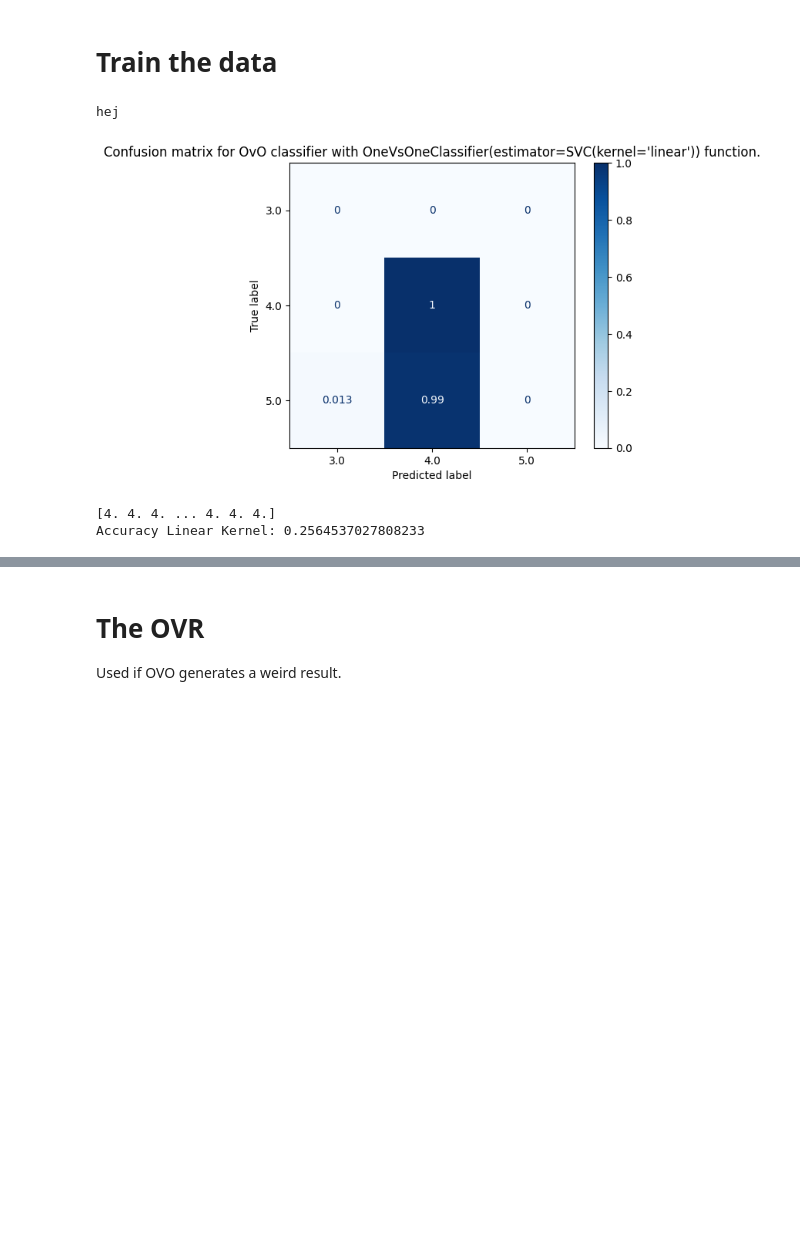
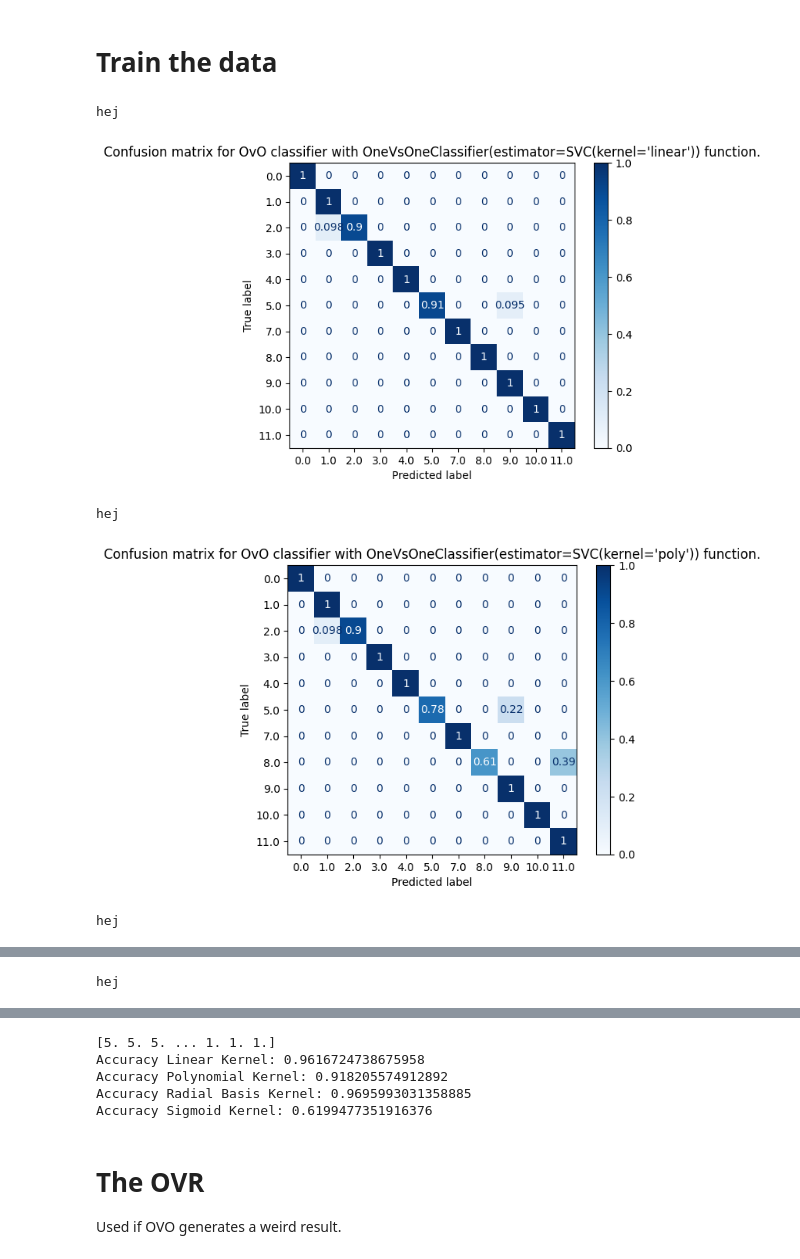
Before and after one commit to hedbergare/IIS_Signe_Project, a Jupyter notebook: GR/SVM.ipynb, the cells around one changed output, grey strips where cells are left out. Cells and saved outputs as stored; diff of their text form; code cells hidden in the pictures; blank space fills up the shorter version.

Commit message:
Finalized SVM model and test file prepared

```diff
--- a/GR/SVM.ipynb
+++ b/GR/SVM.ipynb
@@ -33,8 +42,8 @@ Y_train = (40132, 6)
 Y_test = (10033, 6)
 # %%
 
-new_X_train = np.reshape(X_train, (40132, 400))
-new_X_test = np.reshape(X_test, (10033, 400))
+new_X_train = np.reshape(X_train, (45920, 400))
+new_X_test = np.reshape(X_test, (11480, 400))
 print(new_X_train.shape)
 print(new_X_test.shape)
 # %% [output]
@@ -144,34 +140,37 @@ def SVM_model(X_train, Y_train, X_test, Y_test):
     sigovo.fit(X_train, Y_train)
     models.append(sigovo)
 
 
     for model in models:
         print('hej')
         matrix = plot_confusion_matrix(model, X_test, Y_test,
                                         cmap=plt.cm.Blues,
                                         normalize='true')
         plt.title(f'Confusion matrix for OvO classifier with {model} function.')
         plt.show(matrix)
         plt.show()
     linear_pred = linearovo.predict(X_test)
     print(linear_pred)
     poly_pred = polyovo.predict(X_test)
     rbf_pred = rbfovo.predict(X_test)
     sig_pred = sigovo.predict(X_test)
     accuracy_lin = linearovo.score(X_test, Y_test)
     accuracy_poly = polyovo.score(X_test, Y_test)
     accuracy_rbf = rbfovo.score(X_test, Y_test)
     accuracy_sig = sigovo.score(X_test, Y_test)
     print('Accuracy Linear Kernel:', accuracy_lin)
     print('Accuracy Polynomial Kernel:', accuracy_poly)
     print('Accuracy Radial Basis Kernel:', accuracy_rbf)
     print('Accuracy Sigmoid Kernel:', accuracy_sig)
 
-
+    # Saving the model with pickle
+    filename = 'finalized_SVM_model.sav'
+    pickle.dump(rbfovo, open(filename, 'wb'))
 
 SVM_model(new_X_train, new_Y_train, new_X_test, new_Y_test)
 # %% [output]
 hej
-[figure, old version]
+[figure, new version]
-[4. 4. 4. ... 4. 4. 4.]
-Accuracy Linear Kernel: 0.2564537027808233
+hej
+[figure, added]
+hej
@@ -177,0 +178 @@ Accuracy Linear Kernel: 0.2564537027808233
+hej
@@ -178,3 +180,8 @@ Accuracy Linear Kernel: 0.2564537027808233
+[5. 5. 5. ... 1. 1. 1.]
+Accuracy Linear Kernel: 0.9616724738675958
+Accuracy Polynomial Kernel: 0.918205574912892
+Accuracy Radial Basis Kernel: 0.9695993031358885
+Accuracy Sigmoid Kernel: 0.6199477351916376
 # %% [markdown]
 # The OVR
 Used if OVO generates a weird result.
```
Also changed, not shown: parts of 5 cells of this notebook, 5 other files.
